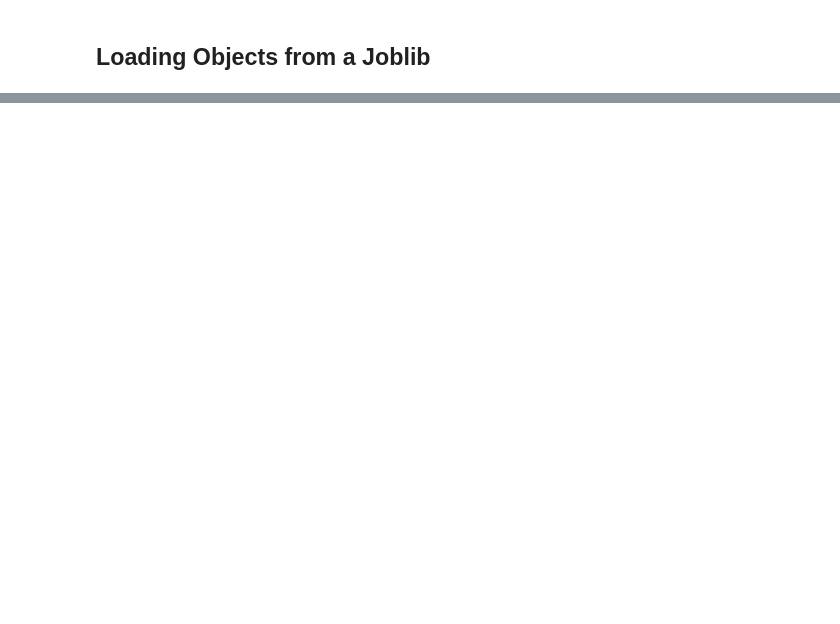
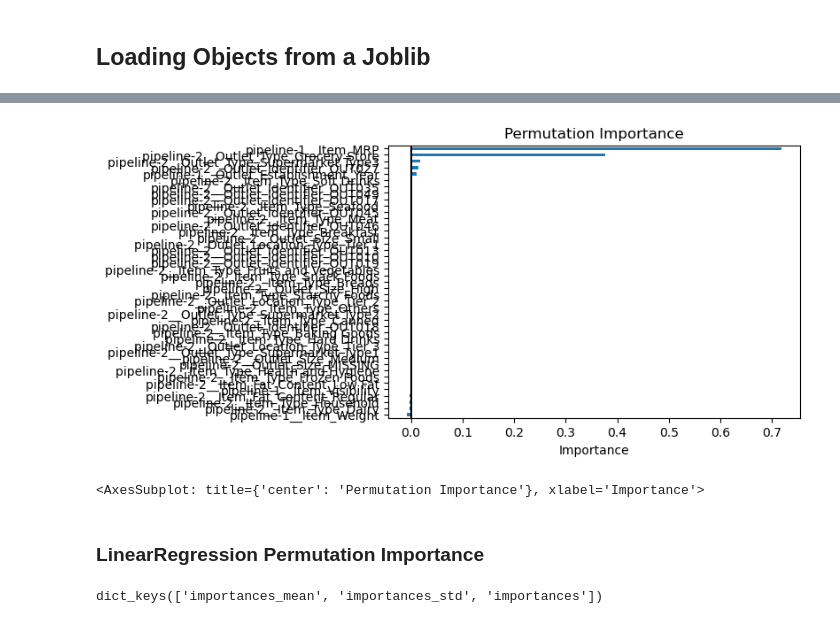
Before and after one commit to hgploutz/coding-dojo-bootcamp-repo, a Jupyter notebook: Explaining Models with Shap.ipynb, the cells around one changed output, grey strips where cells are left out. Saved outputs shown, nothing was run; the diff lists cells and outputs as text; code cells hidden in the pictures; blank space fills up the shorter version.

```diff
--- a/Explaining Models with Shap.ipynb
+++ b/Explaining Models with Shap.ipynb
@@ -34,9 +115,9 @@ pd.set_option('display.max_columns',50)
 ## Loading Objects from a Joblib
 # %%
 ## Load the joblib file stored in the models folder
-fname_1 = "random_forest_l01.joblib"
+fname = "best-models.joblib"
 
-loadedforest = joblib.load(fname_1)
+loaded = joblib.load(fname)
 # Preview the contents of the loaded joblib objects
-loadedforest.keys()
+loaded.keys()
 # %% [output]
@@ -43,0 +125,15 @@ dict_keys(['X_train', 'y_train', 'X_test', 'y_test', 'preprocessor', 'RandomFore
+# %%
+## Saving the loaded objects as separate varaibles
+
+## Saving the loaded objects as separate varaibles
+
+X_train = loaded['X_train']
+X_test = loaded['X_test']
+y_train = loaded['y_train']
+y_test = loaded['y_test']
+
+preprocessor = loaded['preprocessor']
+lin_reg_final = loaded['LinearRegression']
+rf_reg = loaded['RandomForestRegressor']
+
+X_train.head()
@@ -43,0 +161,5 @@ dict_keys(['X_train', 'y_train', 'X_test', 'y_test', 'preprocessor', 'RandomFore
+# %%
+## run performatation_importance on the rf  using the test data and random_state=SEED
+rf_results = permutation_importance(rf_reg, X_test, y_test,scoring='r2',
+                                random_state=SEED)
+rf_results.keys()
@@ -43,0 +168,4 @@ dict_keys(['X_train', 'y_train', 'X_test', 'y_test', 'preprocessor', 'RandomFore
+# %%
+## save the average importances as a Series
+rf_perm_importances = pd.Series(rf_results['importances_mean'], index=rf_reg.feature_names_in_)
+rf_perm_importances
@@ -43,0 +190,14 @@ dict_keys(['X_train', 'y_train', 'X_test', 'y_test', 'preprocessor', 'RandomFore
+# %%
+# Use our plot_importances function, but change title to "Permutation Importance"
+plot_importances(rf_perm_importances, title='Permutation Importance')
+# %% [output]
+[figure, added]
+<AxesSubplot: title={'center': 'Permutation Importance'}, xlabel='Importance'>
+# %% [markdown]
+### LinearRegression Permutation Importance
+# %%
+## run performatation_importance on the lin_reg  using the test data and random_state=SEED
+results_linreg = permutation_importance(lin_reg_final, X_test, y_test, scoring='r2', random_state=SEED)
+results_linreg.keys()
+# %% [output]
+dict_keys(['importances_mean', 'importances_std', 'importances'])
```
Also changed, not shown: parts of 25 cells of this notebook, 3 other files.
